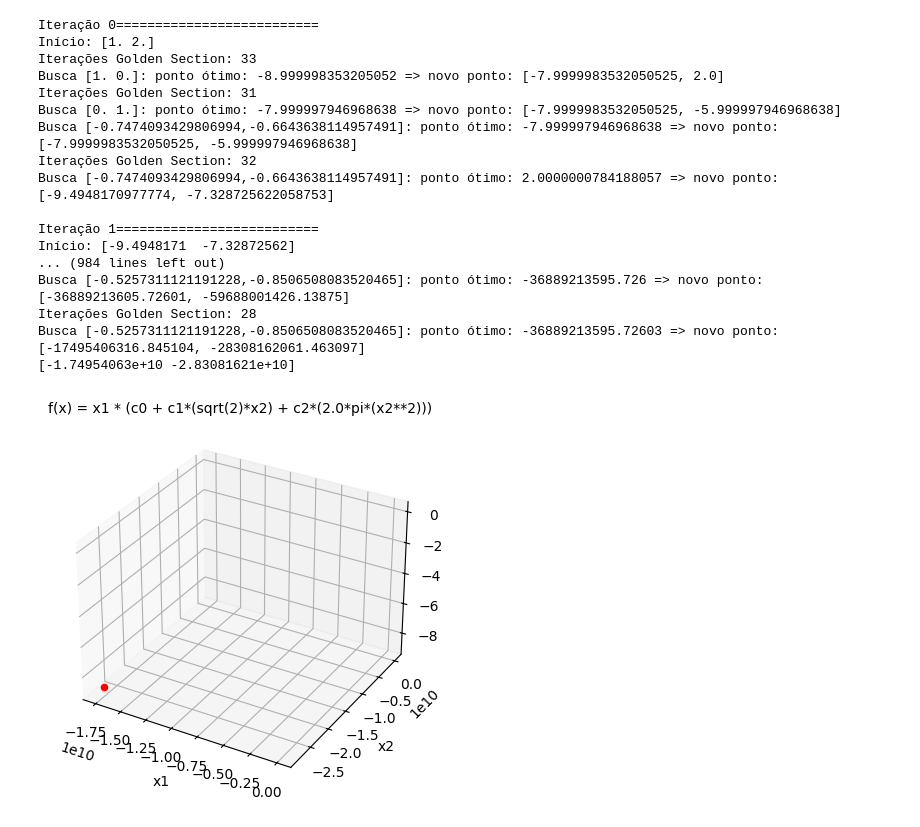
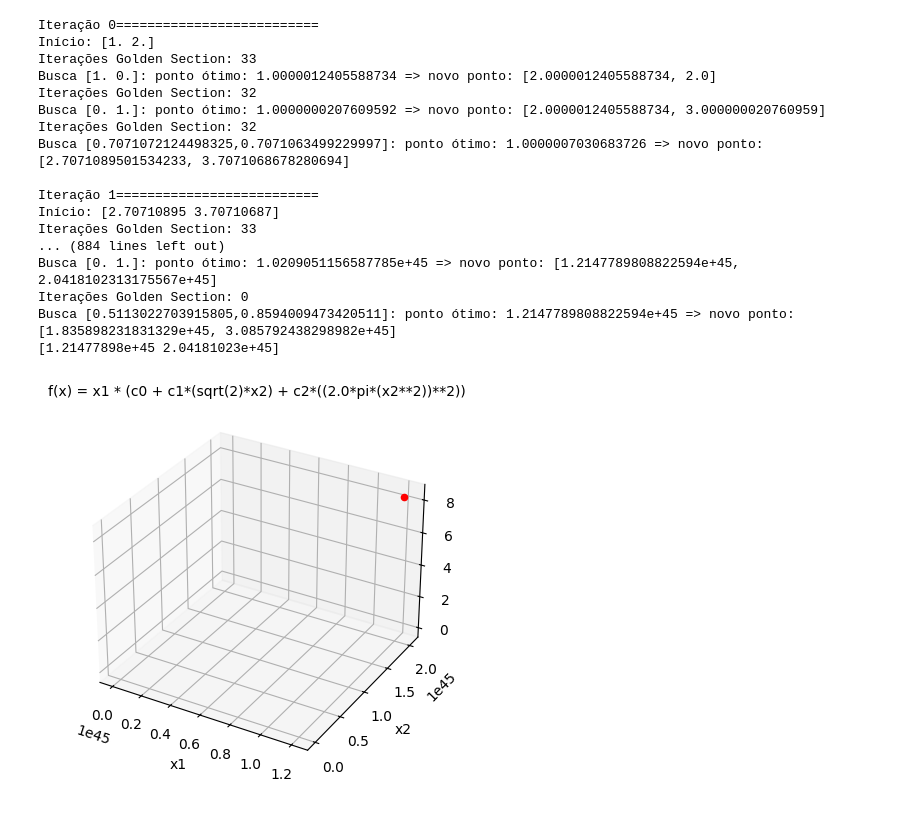
Before and after one commit to victorluis22/trabalho-metodos-otimizacao, a Jupyter notebook: hookeJeeves.ipynb, the cells around one changed output. Cells and saved outputs as stored; diff of their text form; code cells hidden in the pictures.

```diff
--- a/hookeJeeves.ipynb
+++ b/hookeJeeves.ipynb
@@ -10,7 +10,7 @@ ALLOWED_NAMES = {
 
 def restriction1(n):
   """Restrição de n >= 0"""
-  penalty = 10e6
+  penalty = 10e12
   # n >= 1 => n - 1 >= 0 => -n + 1 <= 0
   function = "-n + 1.0"
 
@@ -19,7 +19,7 @@ def restriction1(n):
 def restriction2(r):
   """Restrição de v <= vc"""
   vc = 20.0
-  penalty = 10e6
+  penalty = 10e12
   g, m, kc, t = 9.8, 100.0, 10.5, 250.0
 
   function = "((g*m) / (kc * 2.0 * pi * (r**2.0))) * (1.0 - e**-(((kc * 2.0 * pi * (r**2.0)) / m) * t)) - vc"
@@ -31,8 +31,8 @@ def f(function, constants, testValue, x, d):
   [d1, d2] = d
   [c0, c1, c2] = constants
 
-  result = eval(function, {"__builtins__": {}, "x1": x1, "x2": x2, "x": testValue, "d1": d1, "d2": d2, "c0": c0, "c1": c1, "c2": c2}, ALLOWED_NAMES) + restriction1(x1) + restriction2(x2)
-  # result = eval(function, {"__builtins__": {}, "x1": x1, "x2": x2, "x": testValue, "d1": d1, "d2": d2, "c0": c0, "c1": c1, "c2": c2}, ALLOWED_NAMES)
+  # result = eval(function, {"__builtins__": {}, "x1": x1, "x2": x2, "x": testValue, "d1": d1, "d2": d2, "c0": c0, "c1": c1, "c2": c2}, ALLOWED_NAMES) + restriction1(x1) + restriction2(x2)
+  result = eval(function, {"__builtins__": {}, "x1": x1, "x2": x2, "x": testValue, "d1": d1, "d2": d2, "c0": c0, "c1": c1, "c2": c2}, ALLOWED_NAMES) + restriction1(testValue)
 
   return result
 
@@ -41,7 +41,7 @@ def goldenSectionSearch(function, constants, interval, x, d):
   goldenRatio = (5**(1/2) - 1) / (2)
   e = 1e-6
   time = 0
-  timeout = 1000
+  timeout = 100
   xa, xb = 0, 0
 
   while time < timeout:
@@ -113,24 +113,24 @@ def hookeJeeves(function, initialValue, constants, dim):
         [0.0,1.0]]
     )
 
-    e = 1e-3
+    e = 1e-2
     k = 0
     timeout = 100
     time = 0
     searchInterval = [0, 0]
+    end = np.array([0.0, 0.0])
+    previousEnd = np.array([0.0, 0.0])
 
     while time < timeout:
-        start = np.array([x1, x2])
-        end = np.array([0.0, 0.0])
+        start = np.copy([x1, x2])
 
         print(f'\nIteração {time}==========================')
         print(f'Início: {start}')
 
-
         for k in range(dim):
             d1, d2 = d[k][0], d[k][1]
 
-            searchInterval = [-10.0 + x1 if k== 0 else -10.0 + x2, 10.0 + x1 if k== 1 else 10.0 + x2]
+            searchInterval = [-10.0 + x1 if k == 0 else -10.0 + x2, 10.0 + x1 if k == 1 else 10.0 + x2]
 
             [x, y] = goldenSectionSearch(nextFunc, constants, searchInterval, [x1, x2], [d1, d2])
 
@@ -139,9 +139,13 @@ def hookeJeeves(function, initialValue, constants, dim):
             print(f'Busca {d[k]}: ponto ótimo: {x} => novo ponto: [{x1}, {x2}]')
 
             if k == dim-1:
+                previousEnd = end
                 end = np.array([x1, x2])
 
-        result = end - start
+        if time == 0:
+            result = end - start
+        else:
+            result = end - previousEnd
 
         if LA.norm(result) < e:
             break
@@ -150,46 +154,45 @@ def hookeJeeves(function, initialValue, constants, dim):
 
         d1, d2 = directionResult[0], directionResult[1]
 
-        print(f'Busca [{d1},{d2}]: ponto ótimo: {x} => novo ponto: [{x1}, {x2}]')
         searchInterval = [-10.0 + x1 , 10.0 + x1]
         [x, y] = goldenSectionSearch(nextFunc, constants, searchInterval, [x1, x2], [d1, d2])
 
         x1, x2 = eval(nextValue[0]), eval(nextValue[1])
 
         print(f'Busca [{d1},{d2}]: ponto ótimo: {x} => novo ponto: [{x1}, {x2}]')
-        end = np.array([x1, x2])
+
         time += 1
 
     return end
 
 
 
-function = "x1 * (c0 + c1*(sqrt(2)*x2) + c2*(2.0*pi*(x2**2)))" #x1 equivale a n e x2 equivale a r
+function = "x1 * (c0 + c1*(sqrt(2)*x2) + c2*((2.0*pi*(x2**2))**2))" #x1 equivale a n e x2 equivale a r
 constants = [1.0, 1.0, 1.0]
 initialValue = np.array([1.0, 2.0])
 
 min = hookeJeeves(function, initialValue, constants, 2)
 
 print(min)
 
 plot3D(function, constants, min, 15)
 plotContour(function, constants, min, 15)
 # %% [output]
 Iteração 0==========================
 Início: [1. 2.]
 Iterações Golden Section: 33
-Busca [1. 0.]: ponto ótimo: -8.999998353205052 => novo ponto: [-7.9999983532050525, 2.0]
-Iterações Golden Section: 31
-Busca [0. 1.]: ponto ótimo: -7.999997946968638 => novo ponto: [-7.9999983532050525, -5.999997946968638]
-Busca [-0.7474093429806994,-0.6643638114957491]: ponto ótimo: -7.999997946968638 => novo ponto: [-7.9999983532050525, -5.999997946968638]
+Busca [1. 0.]: ponto ótimo: 1.0000012405588734 => novo ponto: [2.0000012405588734, 2.0]
 Iterações Golden Section: 32
-Busca [-0.7474093429806994,-0.6643638114957491]: ponto ótimo: 2.0000000784188057 => novo ponto: [-9.4948170977774, -7.328725622058753]
+Busca [0. 1.]: ponto ótimo: 1.0000000207609592 => novo ponto: [2.0000012405588734, 3.000000020760959]
+Iterações Golden Section: 32
+Busca [0.7071072124498325,0.7071063499229997]: ponto ótimo: 1.0000007030683726 => novo ponto: [2.7071089501534233, 3.7071068678280694]
 
 Iteração 1==========================
-Início: [-9.4948171  -7.32872562]
-... (984 lines left out)
-Busca [-0.5257311121191228,-0.8506508083520465]: ponto ótimo: -36889213595.726 => novo ponto: [-36889213605.72601, -59688001426.13875]
-Iterações Golden Section: 28
-Busca [-0.5257311121191228,-0.8506508083520465]: ponto ótimo: -36889213595.72603 => novo ponto: [-17495406316.845104, -28308162061.463097]
-[-1.74954063e+10 -2.83081621e+10]
+Início: [2.70710895 3.70710687]
+Iterações Golden Section: 33
+... (884 lines left out)
+Busca [0. 1.]: ponto ótimo: 1.0209051156587785e+45 => novo ponto: [1.2147789808822594e+45, 2.0418102313175567e+45]
+Iterações Golden Section: 0
+Busca [0.5113022703915805,0.8594009473420511]: ponto ótimo: 1.2147789808822594e+45 => novo ponto: [1.835898231831329e+45, 3.085792438298982e+45]
+[1.21477898e+45 2.04181023e+45]
-[figure, old version]
+[figure, new version]
```
Also changed, not shown: parts of 1 cell of this notebook, 1 other file.
